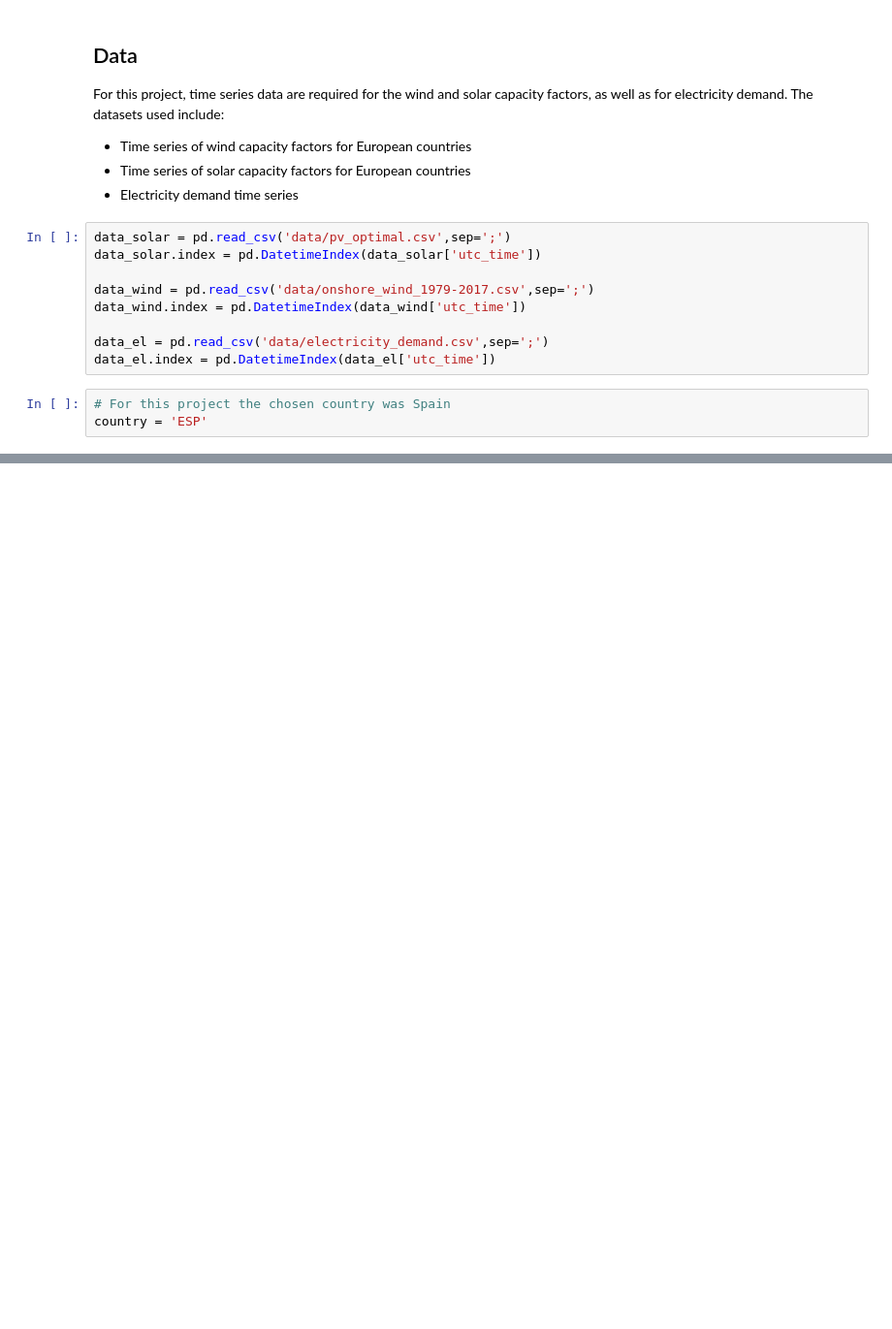
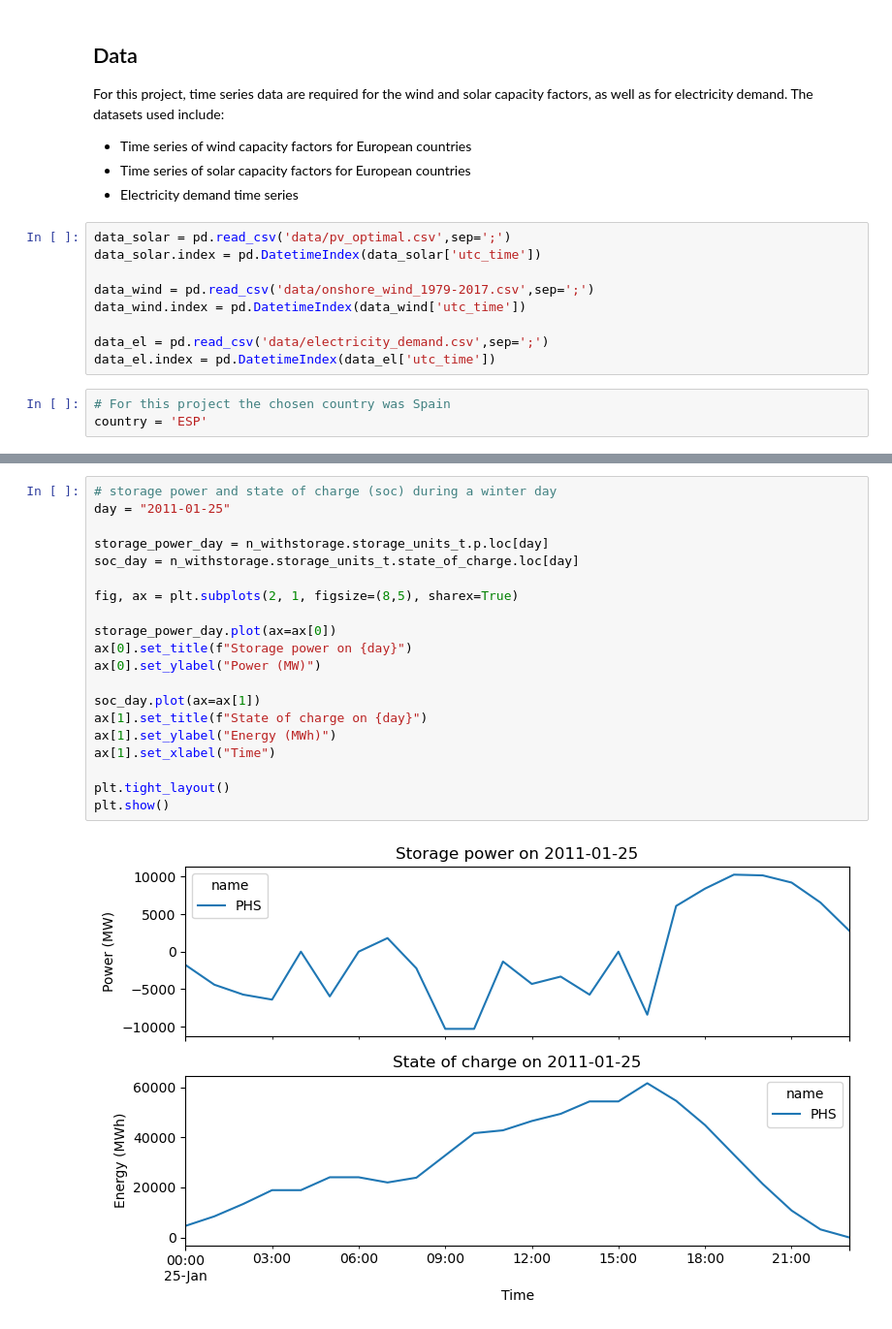
Before and after one commit to martaibaiao/integrated-energy-grids_project, a Jupyter notebook: part1_c.ipynb, the cells around one changed output, grey strips where cells are left out. Shown at 97% size. Cells and saved outputs as stored; diff of their text form; blank space fills up the shorter version.

```diff
--- a/part1_c.ipynb
+++ b/part1_c.ipynb
@@ -309,0 +527,22 @@ plt.show()
+# %%
+# storage power and state of charge (soc) during a winter day
+day = "2011-01-25"
+
+storage_power_day = n_withstorage.storage_units_t.p.loc[day]
+soc_day = n_withstorage.storage_units_t.state_of_charge.loc[day]
+
+fig, ax = plt.subplots(2, 1, figsize=(8,5), sharex=True)
+
+storage_power_day.plot(ax=ax[0])
+ax[0].set_title(f"Storage power on {day}")
+ax[0].set_ylabel("Power (MW)")
+
+soc_day.plot(ax=ax[1])
+ax[1].set_title(f"State of charge on {day}")
+ax[1].set_ylabel("Energy (MWh)")
+ax[1].set_xlabel("Time")
+
+plt.tight_layout()
+plt.show()
+# %% [output]
+[figure, added]
```
Also changed, not shown: parts of 32 cells of this notebook.
